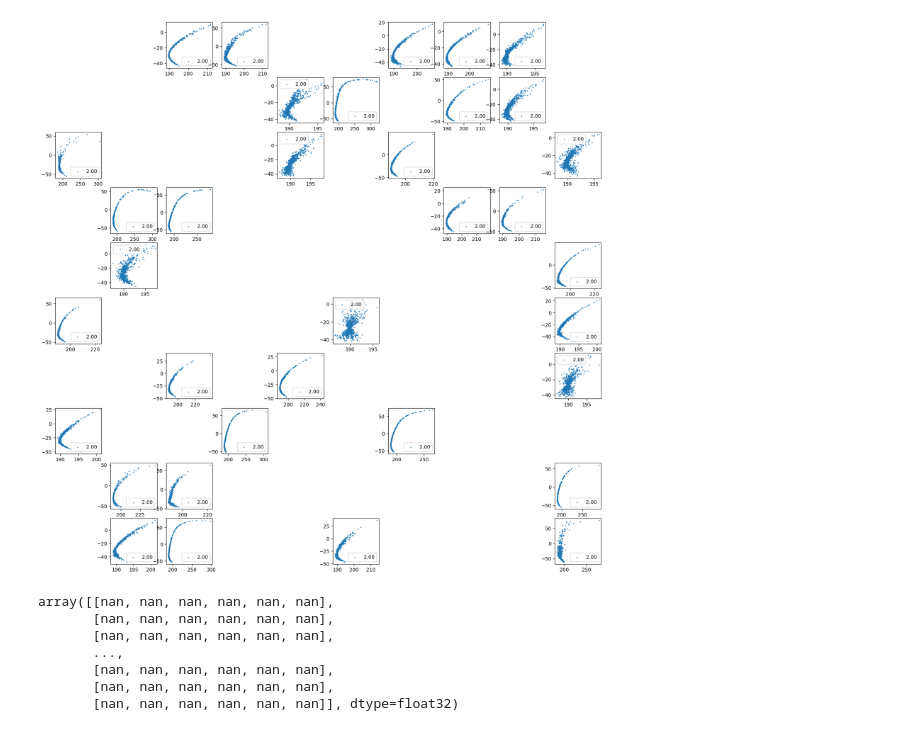
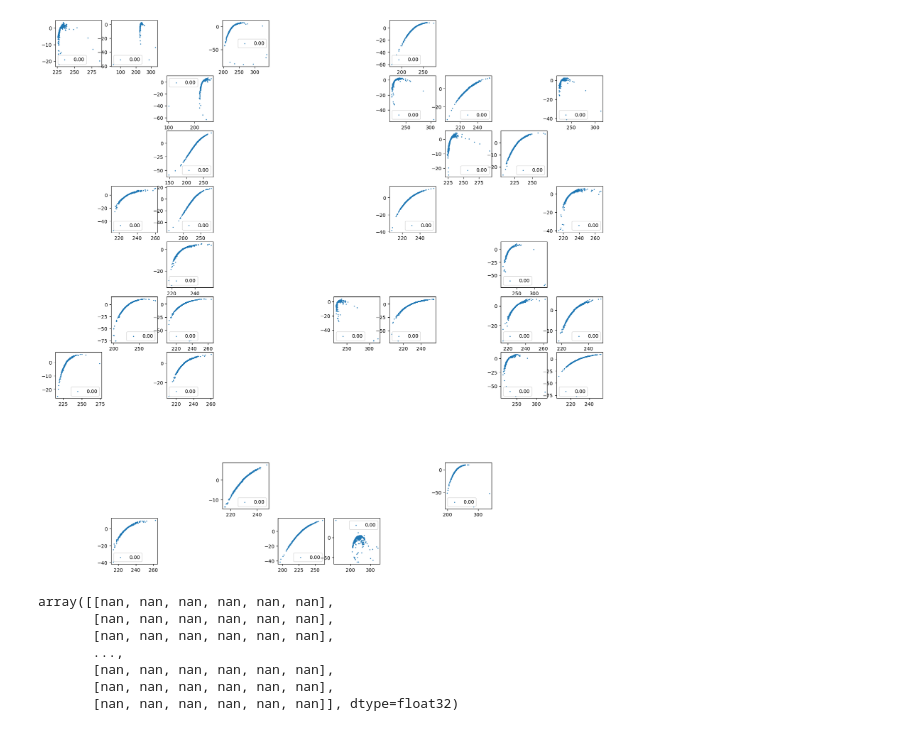
Before and after one commit to vepe99/diffusion-experiments, a Jupyter notebook: case_study5/project_stream/notebooks/visualize_stream.ipynb, the cells around one changed output. Drawn from its saved outputs; the diff is of its cells as text; code cells hidden in the pictures.

```diff
--- a/case_study5/project_stream/notebooks/visualize_stream.ipynb
+++ b/case_study5/project_stream/notebooks/visualize_stream.ipynb
@@ -3,18 +3,19 @@ import numpy as np
 import matplotlib.pyplot as plt
 # %%
 fig = plt.figure(figsize=(20, 20))
+
 for idx, i in enumerate(range(300, 400)):
-    data = np.load(f'../data/streams/data_streamax_new/data_streamax_new_1/simulation_{i}.npz')
+    data = np.load(f'../data/streams/data_gala/simulation_{i}.npz')
     sim_data = data['sim_data_projected']
 
-    if data['j'][0] == 2.0:
+    if data['j'][0] in [0.0, ]:
         ax = fig.add_subplot(10, 10, idx+1)
         ax.scatter(sim_data[:, 0], sim_data[:, 1], s=1, label=f"{data['j'][0]:.2f}")
     # ax.set_xlim(-20, 20)
     # ax.set_ylim(-20, 20)
-    ax.legend()
+        ax.legend()
 # %% [output]
-[figure, old version]
+[figure, new version]
 # %%
 sim_data
 # %% [output]
```
Also changed, not shown: 8 other files.
